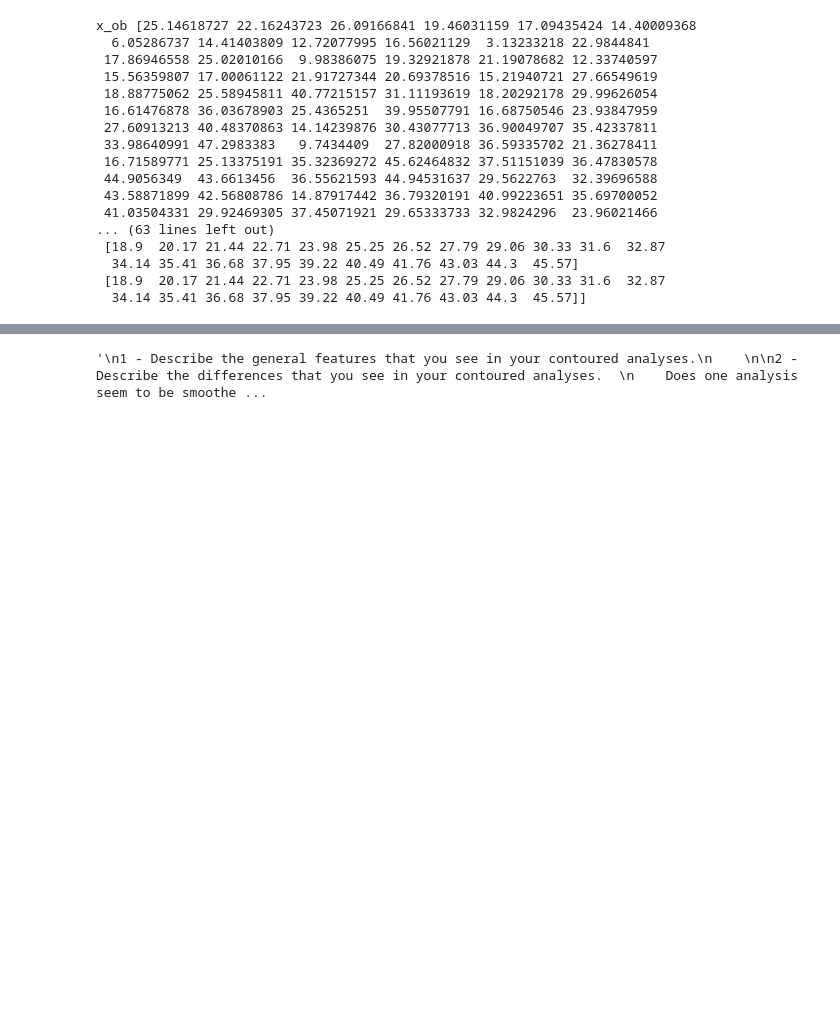
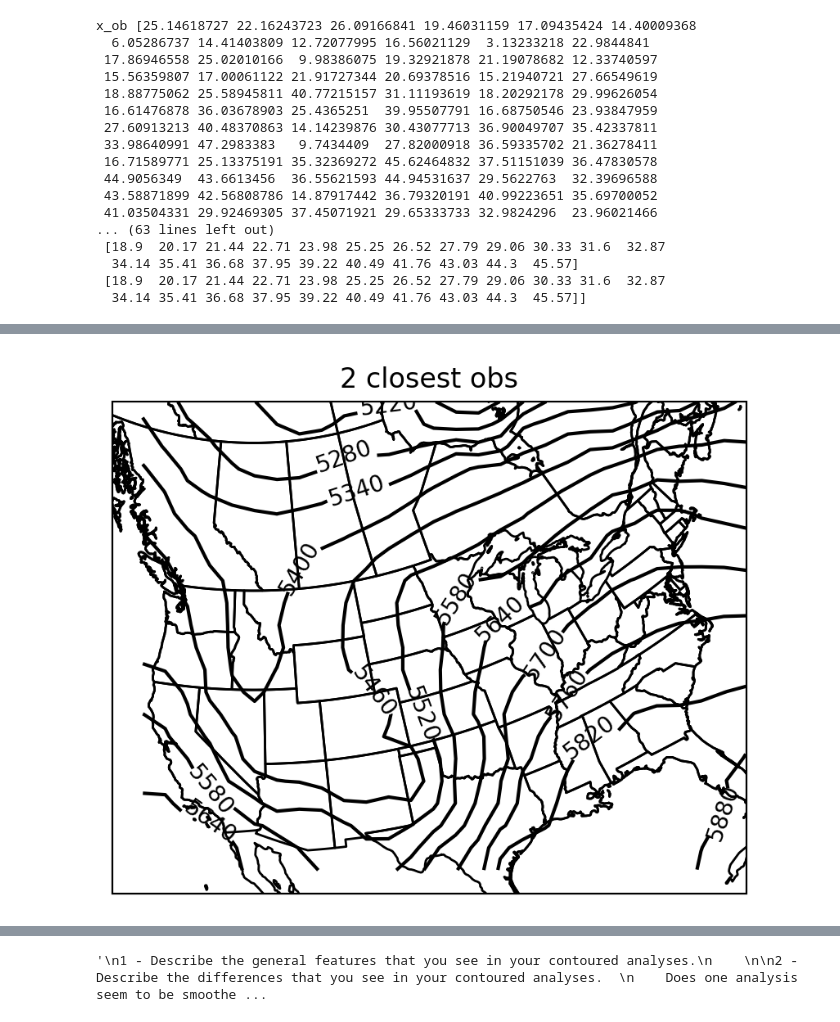
Before and after one commit to atcolehood/ATSC528, a Jupyter notebook: 03-Statistical_Objective_Analysis/statistical_oban.ipynb, the cells around one changed output, grey strips where cells are left out. Cells and saved outputs as stored; diff of their text form; code cells hidden in the pictures; blank space fills up the shorter version.

```diff
--- a/03-Statistical_Objective_Analysis/statistical_oban.ipynb
+++ b/03-Statistical_Objective_Analysis/statistical_oban.ipynb
@@ -392,0 +350,19 @@ LinAlgError: Singular matrix
+# %%
+### First analysis, no successive corrections ###
+# analysis_1 = np.sum(w*dik*g_h)/(np.sum(w*dik))
+# print(analysis_1)
+
+proj = ccrs.Stereographic(central_longitude=-115,central_latitude=90,true_scale_latitude=60)
+fig = plt.figure(figsize=(5,5),dpi=200)
+ax1 = fig.add_subplot(111,projection=proj)
+ax1.add_feature(cfeature.STATES)
+ax1.add_feature(cfeature.COASTLINE)
+
+#plot analysis (MAY NEED TO CHANGE VARIABLE NAMES/INDICES)#
+cs1 = ax1.contour(lamda,psi,fa_2,colors='k',levels=np.arange(0,8000,60),transform=ccrs.PlateCarree())
+plt.clabel(cs1,levels=np.arange(0,8000,60))
+plt.title("2 closest obs")
+plt.show()
+# print(fb[-1])
+# %% [output]
+[figure, added]
```
Also changed, not shown: parts of 6 cells of this notebook, 6 other files.
